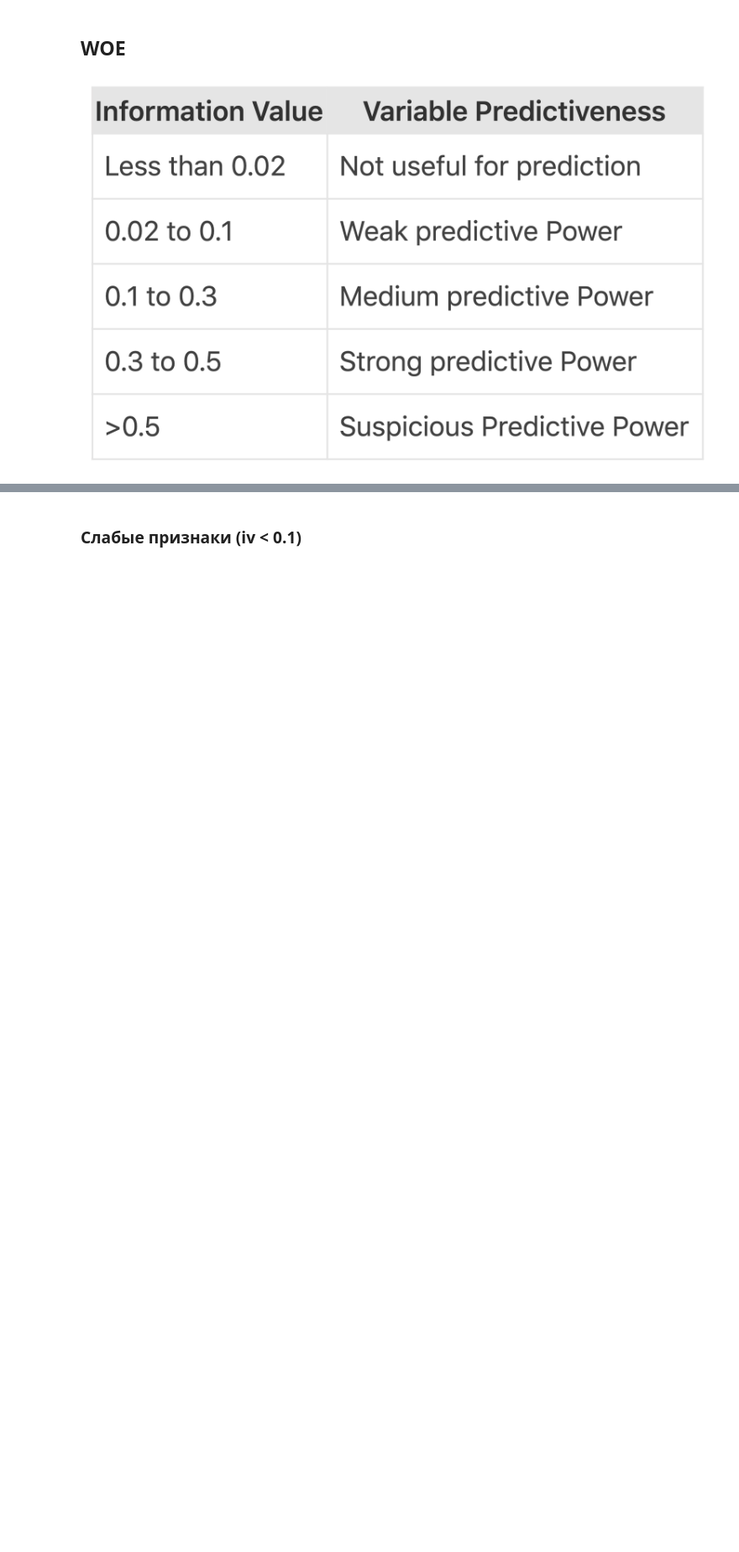
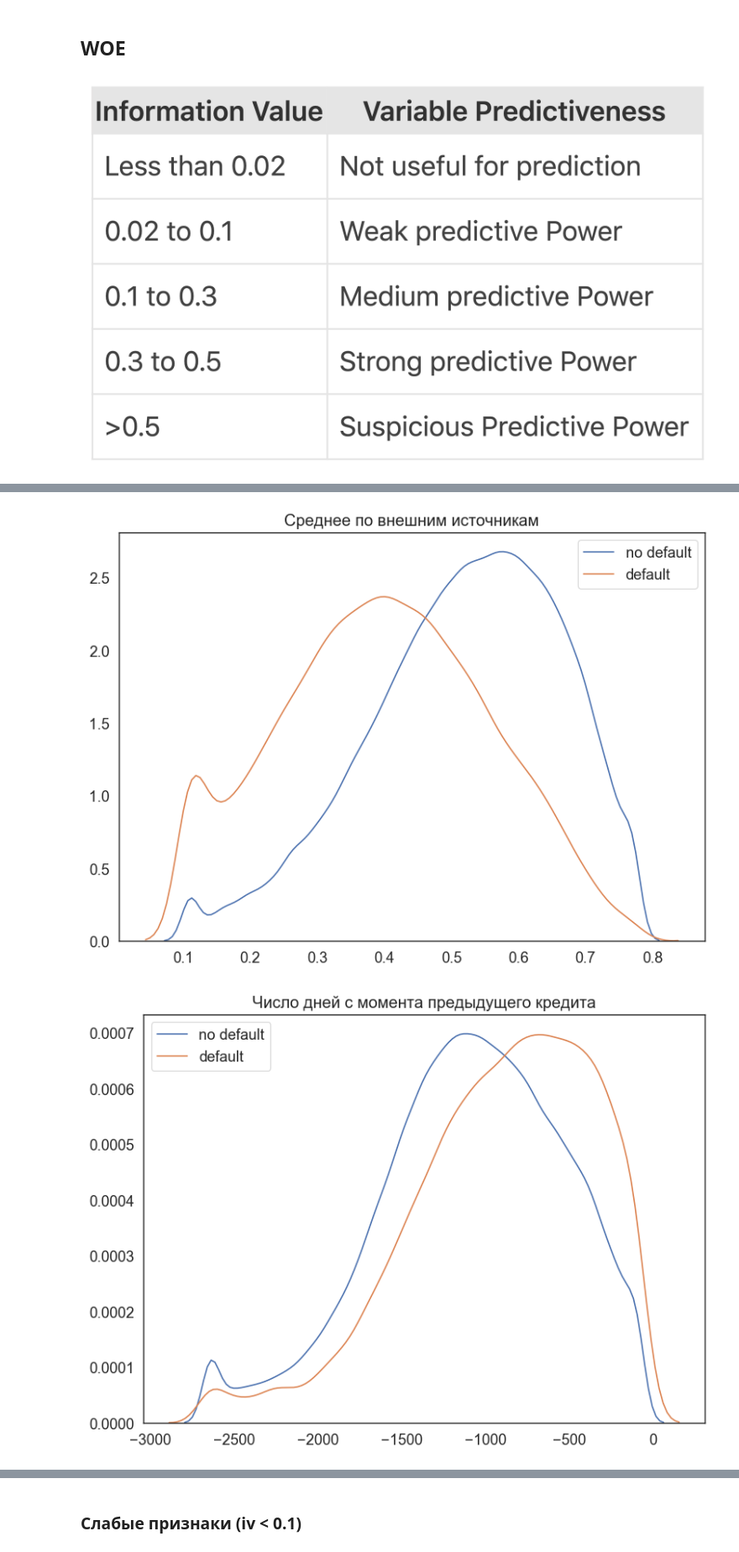
Before and after one commit to nuwanda57/HomeCredit1, a Jupyter notebook: a_b_exploration.ipynb, the cells around one changed output, grey strips where cells are left out. Shown at 84% size. Saved outputs shown, nothing was run; the diff lists cells and outputs as text; code cells hidden in the pictures; blank space fills up the shorter version.

```diff
--- a/a_b_exploration.ipynb
+++ b/a_b_exploration.ipynb
@@ -71,3 +77,57 @@ main_woe_table[main_woe_table['iv'] >= 0.1].sort_values(['iv'], ascending=False)
 | application__CNT_FAM_MEMBERS__4_inf | 0.101836 |
 | application__AMT_REQ_CREDIT_BUREA... | 0.101166 |
 | ccb__AMT_CREDIT_LIMIT_ACTUAL_max | 0.100521 |
+# %%
+import seaborn as sns
+application = application_mod_df
+features = [
+    'application__EXT_SOURCES_mean',
+    'bureau___DAYS_CREDIT_mean',
+    'application__ORGANIZATION_TYPE__high_default_rate',
+    'bureau___AMT_CREDIT_SUM_DEBT_sum',
+    'application__NAME_EDUCATION_TYPE__Higher education',
+    'installments_payment___AMT_PAYMENT_sum',
+    'application__NAME_INCOME_TYPE__Working',
+    'previous_application__DAYS_DECISION_mean',
+    'installments_payment__amt_payment_diff',
+    'previous_application__DAYS_LAST_DUE_sum',
+    'bureau___previous_credits_active_rate',
+]
+titles = [
+    'Среднее по внешним источникам',
+    'Число дней с момента предыдущего кредита',
+    'Место работы с большим процентом дефолта',
+    'Сумма долгов по кредитам в бюро',
+    'Индикатор наличия высшего образования',
+    'installments_payment___AMT_PAYMENT_sum',
+    'application__NAME_INCOME_TYPE__Working',
+    'previous_application__DAYS_DECISION_mean',
+    'installments_payment__amt_payment_diff',
+    'previous_application__DAYS_LAST_DUE_sum',
+    'bureau___previous_credits_active_rate',
+]
+
+for i in range(len(features)):
+    feature = features[i]
+    title = titles[i]
+    sns.set(context="paper", style="white", font_scale=1.5)
+    f = plt.figure(figsize=(8, 6), dpi=100)
+    hist=False
+    if len(np.unique(application[feature])) < 20:
+        hist=True
+    resultive_df = application.copy(deep=True)
+    ql, qr = resultive_df[feature].quantile(0.01), resultive_df[feature].quantile(0.99)
+    resultive_df.loc[resultive_df[feature] > qr, feature] = qr
+    resultive_df.loc[resultive_df[feature] < ql, feature] = ql
+    sns.distplot(resultive_df[resultive_df['TARGET'] == 0][feature],
+                 hist=hist, label='no default')
+    sns.distplot(resultive_df[resultive_df['TARGET'] == 1][feature],
+                 hist=hist, label='default')
+    plt.tight_layout()
+    plt.title(title)
+    plt.xlabel(None)
+    f.savefig('{}.png'.format(feature), dpi=f.dpi)
+    plt.show()
+# %% [output]
+[figure, added]
+[figure, added]
```
Also changed, not shown: parts of 6 cells of this notebook, 8 other files.
